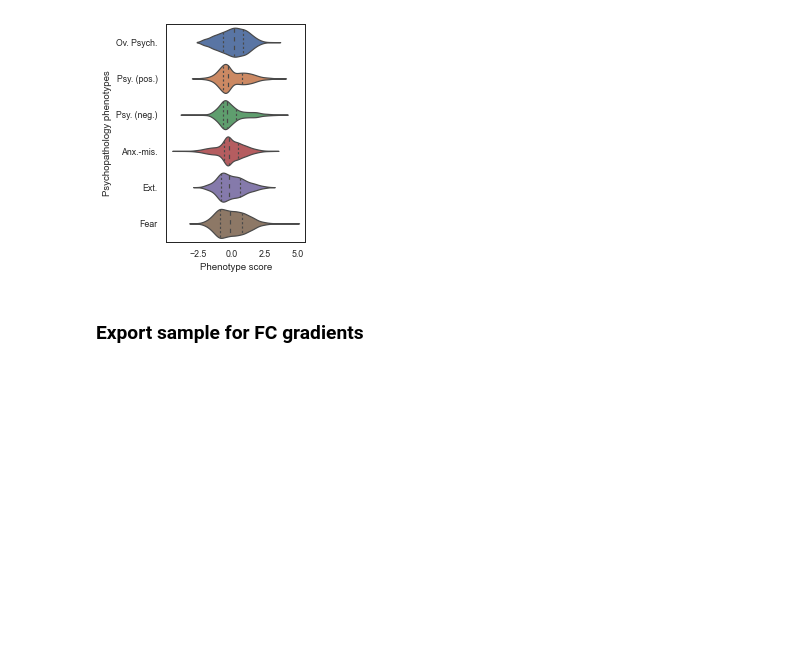
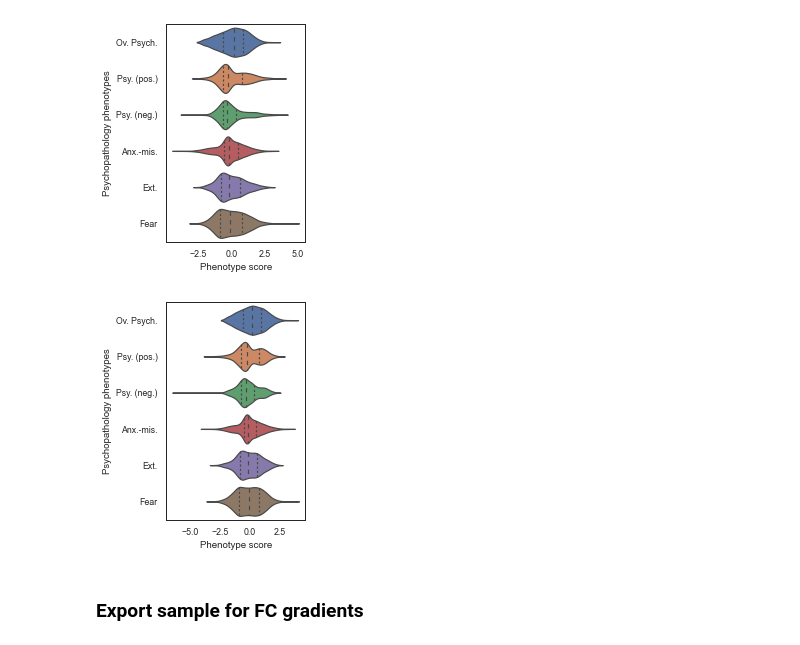
Before and after one commit to lindenmp/neurodev_cs_predictive, a Jupyter notebook: code/prediction/get_sample.ipynb, the cells around one changed output. Saved outputs shown, nothing was run; the diff lists cells and outputs as text; code cells hidden in the pictures; blank space fills up the shorter version.

Commit message:
Normalization for phenotypes

```diff
--- a/code/prediction/get_sample.ipynb
+++ b/code/prediction/get_sample.ipynb
@@ -120,0 +136,9 @@ There are 144 unique age points
+# %%
+for pheno in phenos:
+    # normalize regional metric
+    x = sp.stats.yeojohnson(df.loc[:,pheno])[0]
+    # store normalized version
+    df.loc[:,pheno + '_norm'] = x
+# %%
+phenos_norm = [s + '_norm' for s in phenos]
+print(phenos_norm)
@@ -202,6 +215,20 @@ ax.set_xlabel('Phenotype score')
 f.savefig('phenos_distributions.svg', dpi = 300, bbox_inches = 'tight', pad_inches = 0)
 # %% [output]
 [figure]
+# %%
+df_rc = pd.melt(df, value_vars = phenos_norm)
+
+f, ax = plt.subplots()
+f.set_figwidth(2.5)
+f.set_figheight(4)
+ax = sns.violinplot(y='variable', x='value', data=df_rc, split=True, scale='width', inner = 'quartile', orient = 'h')
+# ax.get_legend().remove()
+ax.set_yticklabels(phenos_label_short)
+ax.set_ylabel('Psychopathology phenotypes')
+ax.set_xlabel('Phenotype score')
+f.savefig('phenos_distributions.svg', dpi = 300, bbox_inches = 'tight', pad_inches = 0)
+# %% [output]
+[figure, added]
 # %% [markdown]
 ### Export sample for FC gradients
 # %%
```
Also changed, not shown: parts of 8 cells of this notebook, 1 other file.
